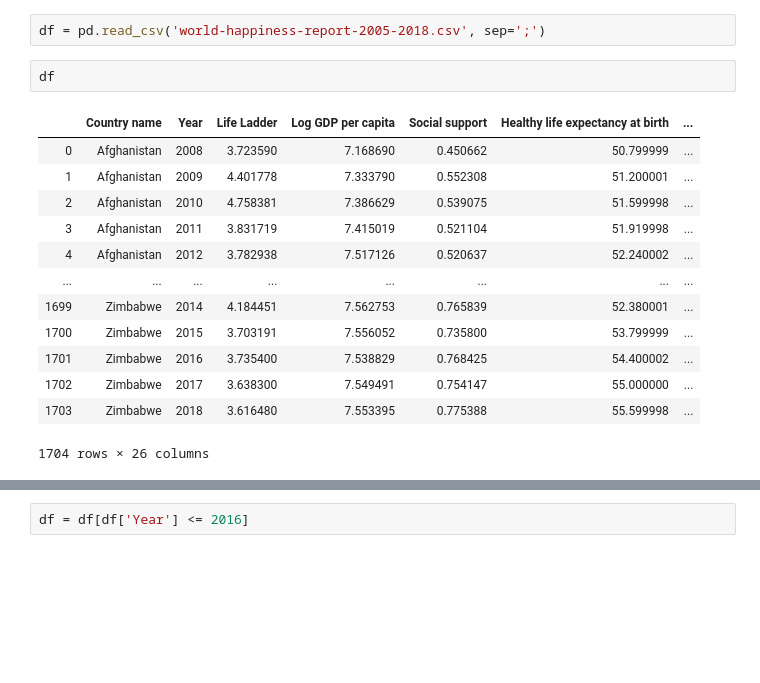
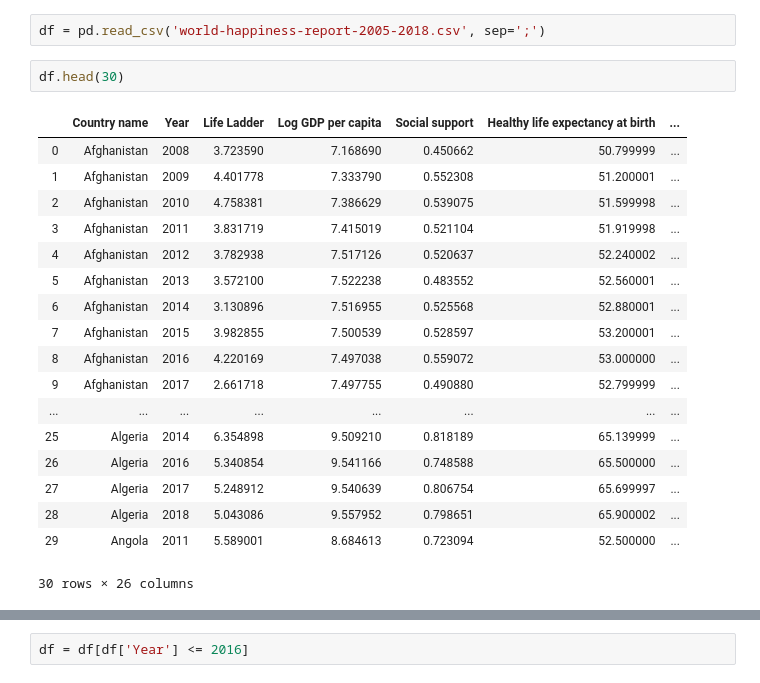
Before and after one commit to k0marrr1/nyc-mhtn-ds-010620-lectures, a Jupyter notebook: week-7/lin_reg_final_project/Untitled.ipynb, the cells around one changed output, grey strips where cells are left out. Drawn from its saved outputs; the diff is of its cells as text; blank space fills up the shorter version.

```diff
--- a/week-7/lin_reg_final_project/Untitled.ipynb
+++ b/week-7/lin_reg_final_project/Untitled.ipynb
@@ -4,18 +4,23 @@ import numpy as np
 # %%
 df = pd.read_csv('world-happiness-report-2005-2018.csv', sep=';')
 # %%
-df
+df.head(30)
 # %% [output]
 |  | Country name | Year | Life Ladder | Log GDP per capita | Social support | Healthy life expectancy at birth | ... |
 | 0 | Afghanistan | 2008 | 3.723590 | 7.168690 | 0.450662 | 50.799999 | ... |
 | 1 | Afghanistan | 2009 | 4.401778 | 7.333790 | 0.552308 | 51.200001 | ... |
 | 2 | Afghanistan | 2010 | 4.758381 | 7.386629 | 0.539075 | 51.599998 | ... |
 | 3 | Afghanistan | 2011 | 3.831719 | 7.415019 | 0.521104 | 51.919998 | ... |
 | 4 | Afghanistan | 2012 | 3.782938 | 7.517126 | 0.520637 | 52.240002 | ... |
+| 5 | Afghanistan | 2013 | 3.572100 | 7.522238 | 0.483552 | 52.560001 | ... |
+| 6 | Afghanistan | 2014 | 3.130896 | 7.516955 | 0.525568 | 52.880001 | ... |
+| 7 | Afghanistan | 2015 | 3.982855 | 7.500539 | 0.528597 | 53.200001 | ... |
+| 8 | Afghanistan | 2016 | 4.220169 | 7.497038 | 0.559072 | 53.000000 | ... |
+| 9 | Afghanistan | 2017 | 2.661718 | 7.497755 | 0.490880 | 52.799999 | ... |
 | ... | ... | ... | ... | ... | ... | ... | ... |
-| 1699 | Zimbabwe | 2014 | 4.184451 | 7.562753 | 0.765839 | 52.380001 | ... |
-| 1700 | Zimbabwe | 2015 | 3.703191 | 7.556052 | 0.735800 | 53.799999 | ... |
-| 1701 | Zimbabwe | 2016 | 3.735400 | 7.538829 | 0.768425 | 54.400002 | ... |
-| 1702 | Zimbabwe | 2017 | 3.638300 | 7.549491 | 0.754147 | 55.000000 | ... |
-| 1703 | Zimbabwe | 2018 | 3.616480 | 7.553395 | 0.775388 | 55.599998 | ... |
+| 25 | Algeria | 2014 | 6.354898 | 9.509210 | 0.818189 | 65.139999 | ... |
+| 26 | Algeria | 2016 | 5.340854 | 9.541166 | 0.748588 | 65.500000 | ... |
+| 27 | Algeria | 2017 | 5.248912 | 9.540639 | 0.806754 | 65.699997 | ... |
+| 28 | Algeria | 2018 | 5.043086 | 9.557952 | 0.798651 | 65.900002 | ... |
+| 29 | Angola | 2011 | 5.589001 | 8.684613 | 0.723094 | 52.500000 | ... |
-1704 rows × 26 columns
+30 rows × 26 columns
```
Also changed, not shown: parts of 10 cells of this notebook, 3 other files.
